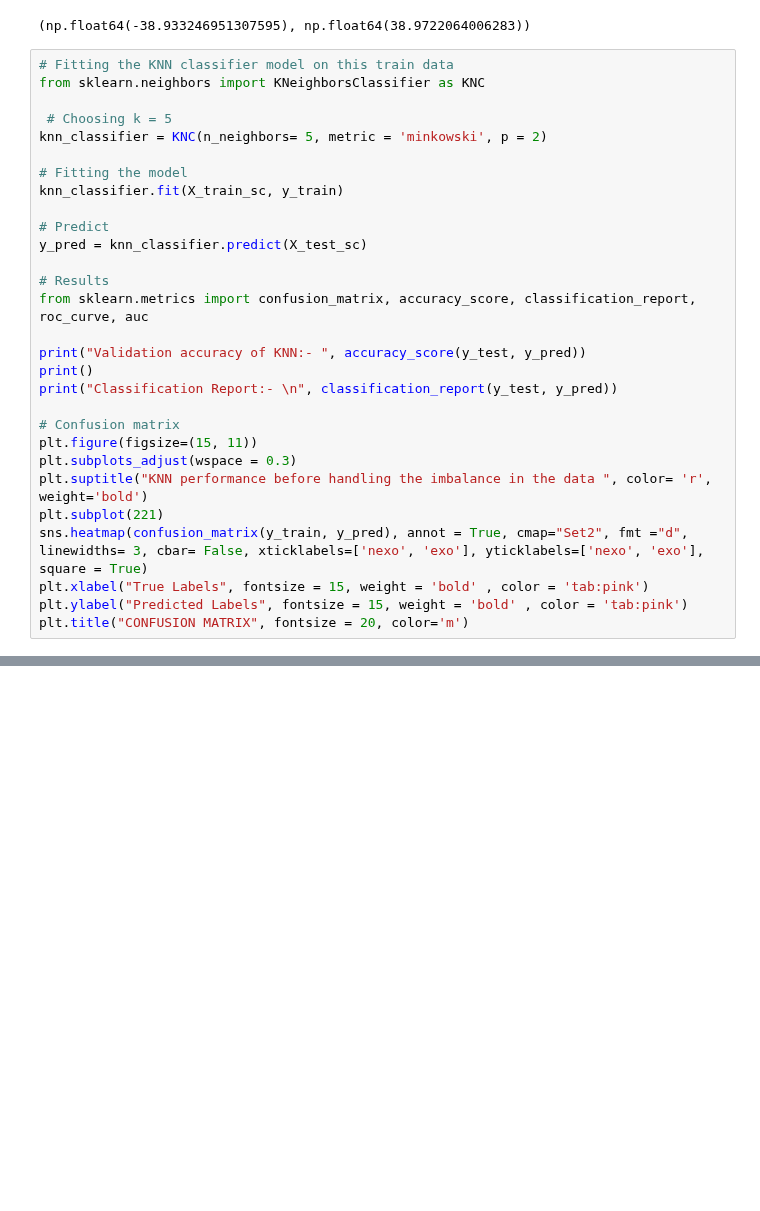
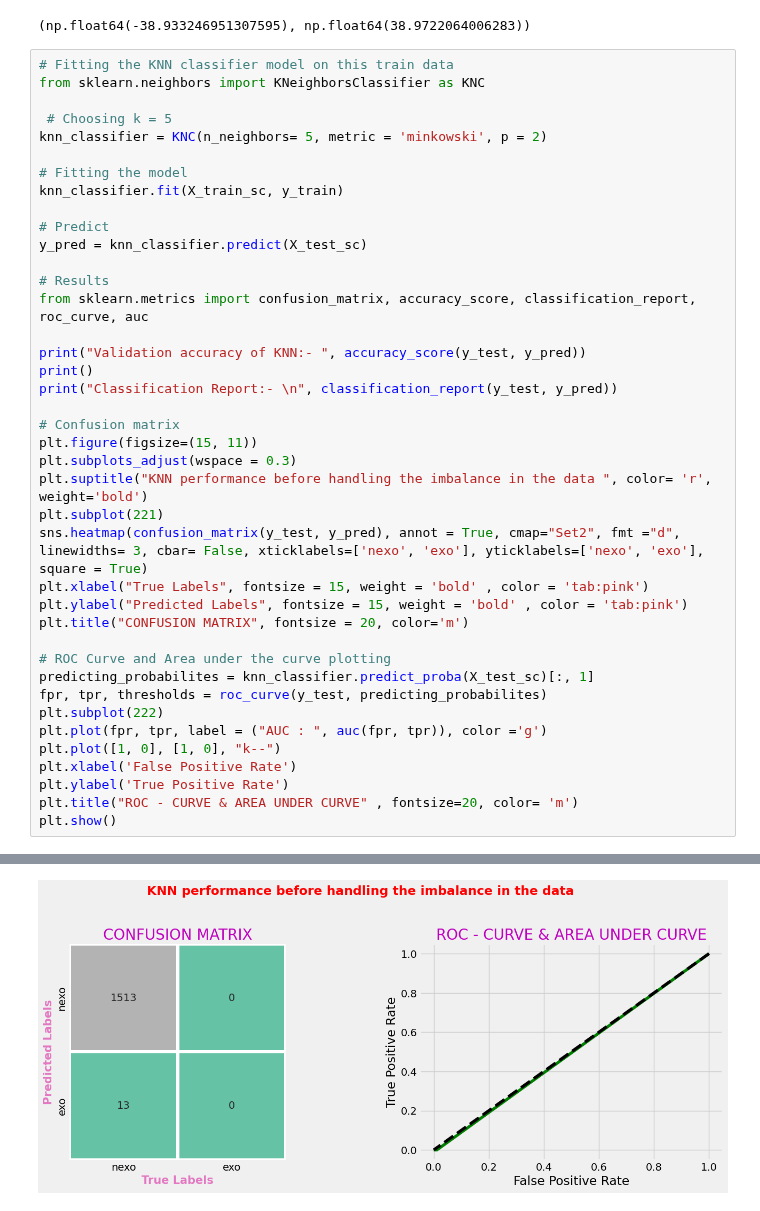
Before and after one commit to mahursh/Exoplanets_Hunting_with_ML, a Jupyter notebook: Exoplanets_.ipynb, the cells around one changed output, grey strips where cells are left out. Drawn from its saved outputs; the diff is of its cells as text; blank space fills up the shorter version.

Commit message:
plotting auc ,ROC curve , tpr,  fpr

```diff
--- a/Exoplanets_.ipynb
+++ b/Exoplanets_.ipynb
@@ -336,7 +336,19 @@ plt.figure(figsize=(15, 11))
 plt.subplots_adjust(wspace = 0.3)
 plt.suptitle("KNN performance before handling the imbalance in the data ", color= 'r', weight='bold')
 plt.subplot(221)
-sns.heatmap(confusion_matrix(y_train, y_pred), annot = True, cmap="Set2", fmt ="d", linewidths= 3, cbar= False, xticklabels=['nexo', 'exo'], yticklabels=['nexo', 'exo'], square = True)
+sns.heatmap(confusion_matrix(y_test, y_pred), annot = True, cmap="Set2", fmt ="d", linewidths= 3, cbar= False, xticklabels=['nexo', 'exo'], yticklabels=['nexo', 'exo'], square = True)
 plt.xlabel("True Labels", fontsize = 15, weight = 'bold' , color = 'tab:pink')
 plt.ylabel("Predicted Labels", fontsize = 15, weight = 'bold' , color = 'tab:pink')
 plt.title("CONFUSION MATRIX", fontsize = 20, color='m')
+
+# ROC Curve and Area under the curve plotting
+predicting_probabilites = knn_classifier.predict_proba(X_test_sc)[:, 1]
+fpr, tpr, thresholds = roc_curve(y_test, predicting_probabilites)
+plt.subplot(222)
+plt.plot(fpr, tpr, label = ("AUC : ", auc(fpr, tpr)), color ='g')
+plt.plot([1, 0], [1, 0], "k--")
+plt.xlabel('False Positive Rate')
+plt.ylabel('True Positive Rate')
+plt.title("ROC - CURVE & AREA UNDER CURVE" , fontsize=20, color= 'm')
+plt.show()
+# %% [output]
@@ -342,0 +366 @@ plt.title("CONFUSION MATRIX", fontsize = 20, color='m')
+[figure, added]
```
Also changed, not shown: parts of 1 cell of this notebook.
